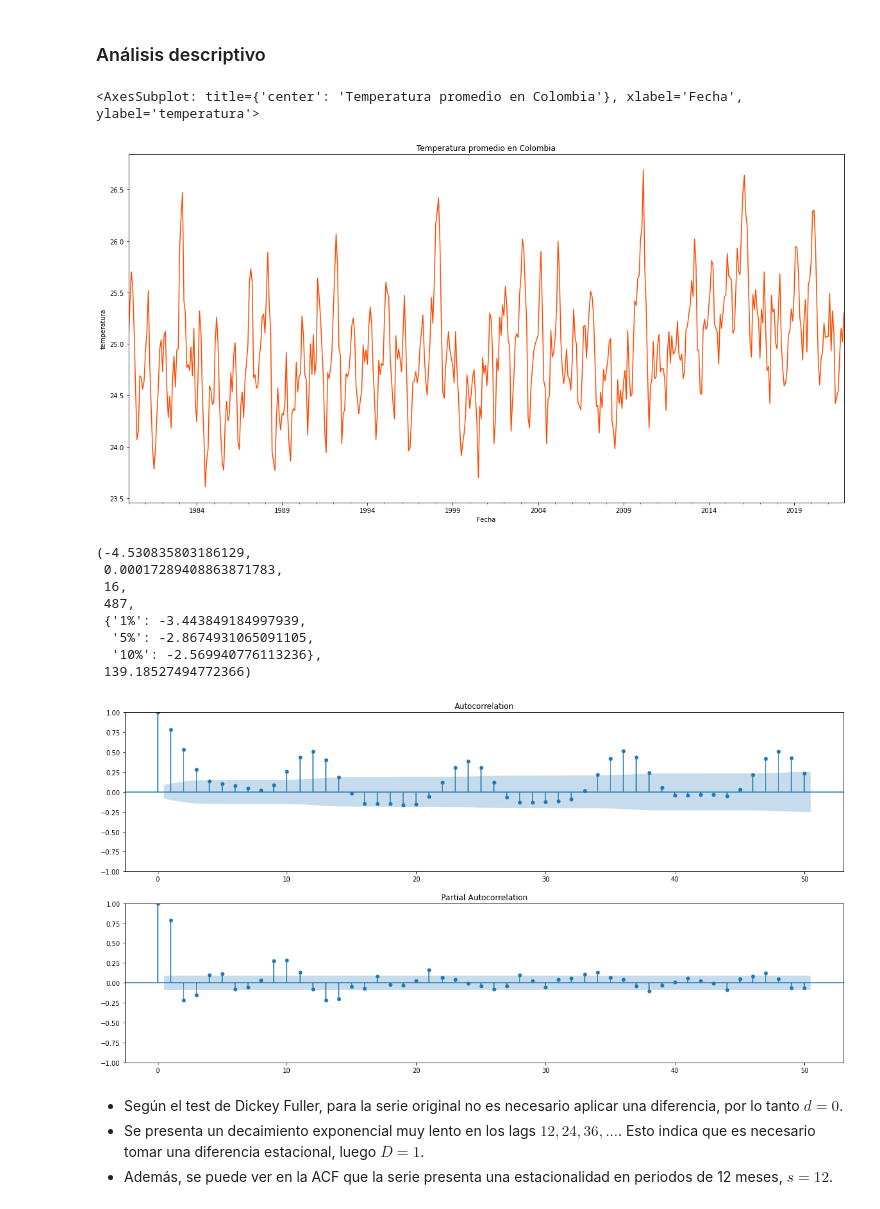
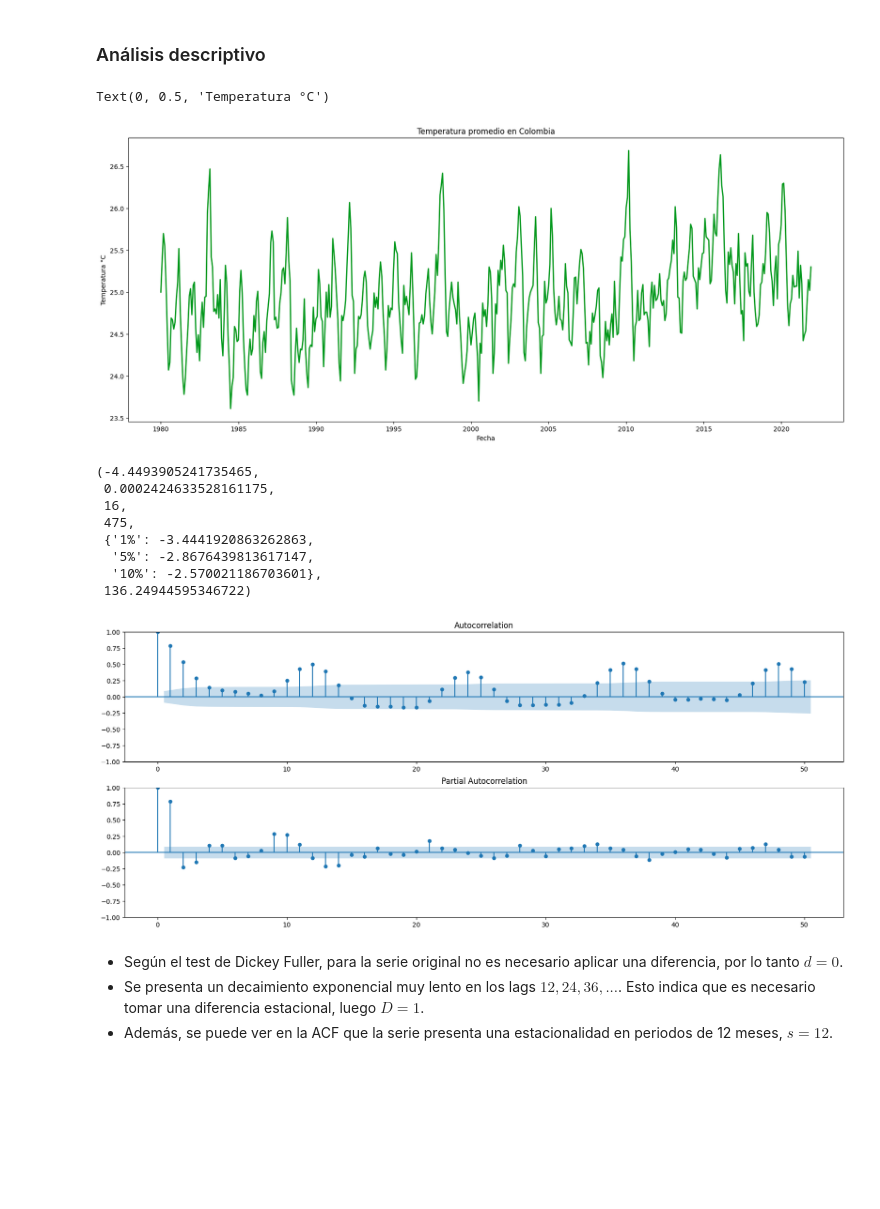
Before and after one commit to fv00/presentacion-forecasting, a Jupyter notebook: narrativa.ipynb, the cells around one changed output. Cells and saved outputs as stored; diff of their text form; code cells hidden in the pictures; blank space fills up the shorter version.

```diff
--- a/narrativa.ipynb
+++ b/narrativa.ipynb
@@ -44,18 +48,14 @@ temperaturas.columns = nuevas_columnas
 # Pasar datos de anchos a largos
 temperaturas = temperaturas.melt(id_vars="Year")
 # Construcción de variable de fecha
-temperaturas['date'] = temperaturas[['Year', 'variable']].apply(lambda x: str(x['Year']) + '-' + x['variable'],axis=1)
+temperaturas['date'] = temperaturas[['Year', 'variable']].apply(
+    lambda x: str(x['Year']) + '-' + x['variable'],axis=1)
 # Formato a la columna de fecha
 temperaturas['date'] = pd.to_datetime(temperaturas['date'])
 # %%
 # Ordenar filas por fecha
 temperaturas.sort_values(by = 'date', inplace = True)
-# Reiniciar indices
-temperaturas.reset_index(inplace = True)
+# Seleccion de columnas a usar
+temperaturas = temperaturas[['date', 'value']]
+# Seleccion de filas desde 1980
+temperaturas = temperaturas[temperaturas['date'] >= '1980-01-01']
-# %%
-# Seleccion de filas desde 1980.
-temperaturas = temperaturas[temperaturas['date'] >= '1980-01-01']
-# Seleccion de columnas a usar
-temperaturas = temperaturas[['date', 'value']]
-temperaturas.set_index('date', inplace = True) # Pasar fechas a indices.
-temperaturas
@@ -80,33 +106,35 @@ temperaturas
 ### Análisis descriptivo
 # %%
 # Grafico serie de tiempo.
-temperaturas.plot(figsize = (20,10),
-    title = 'Temperatura promedio en Colombia', color = '#FF4900',
-    xlabel = 'Fecha', ylabel = 'temperatura', legend = False)
+plt.figure(figsize = (20,8))
+plt.plot(temperaturas['date'], temperaturas['value'], color='#00981C', lw=2)
+plt.title('Temperatura promedio en Colombia')
+plt.xlabel('Fecha')
+plt.ylabel('Temperatura °C')
 # %% [output]
-<AxesSubplot: title={'center': 'Temperatura promedio en Colombia'}, xlabel='Fecha', ylabel='temperatura'>
+Text(0, 0.5, 'Temperatura °C')
-[figure, old version]
+[figure, new version]
 # %%
 # Test de Dickey Fuller.
-adfuller(temperaturas) # Serie estacionaria.
+adfuller(train)
 # %% [output]
-(-4.530835803186129,
- 0.00017289408863871783,
+(-4.4493905241735465,
+ 0.0002424633528161175,
  16,
- 487,
- {'1%': -3.443849184997939,
-  '5%': -2.8674931065091105,
-  '10%': -2.569940776113236},
- 139.18527494772366)
+ 475,
+ {'1%': -3.4441920863262863,
+  '5%': -2.8676439813617147,
+  '10%': -2.570021186703601},
+ 136.24944595346722)
 # %%
 figure, axis = plt.subplots(2,1)
-figure.set_size_inches(20,10)
+figure.set_size_inches(20,8)
 
 # Graficos de ACF y PACF.
-plot_acf(temperaturas, ax=axis[0], lags=50);
-plot_pacf(temperaturas, ax=axis[1], method = 'ywm', lags=50);
+plot_acf(train, ax=axis[0], lags=50);
+plot_pacf(train, ax=axis[1], method = 'ywm', lags=50);
 # %% [output]
-[figure, old version]
+[figure, new version]
 # %% [markdown]
 - Según el test de Dickey Fuller, para la serie original no es necesario aplicar una diferencia, por lo tanto $d = 0$.
 - Se presenta un decaimiento exponencial muy lento en los lags $12, 24, 36, ...$. Esto indica que es necesario tomar una diferencia estacional, luego $D = 1$.
```
Also changed, not shown: parts of 26 cells of this notebook, 2 other files.
